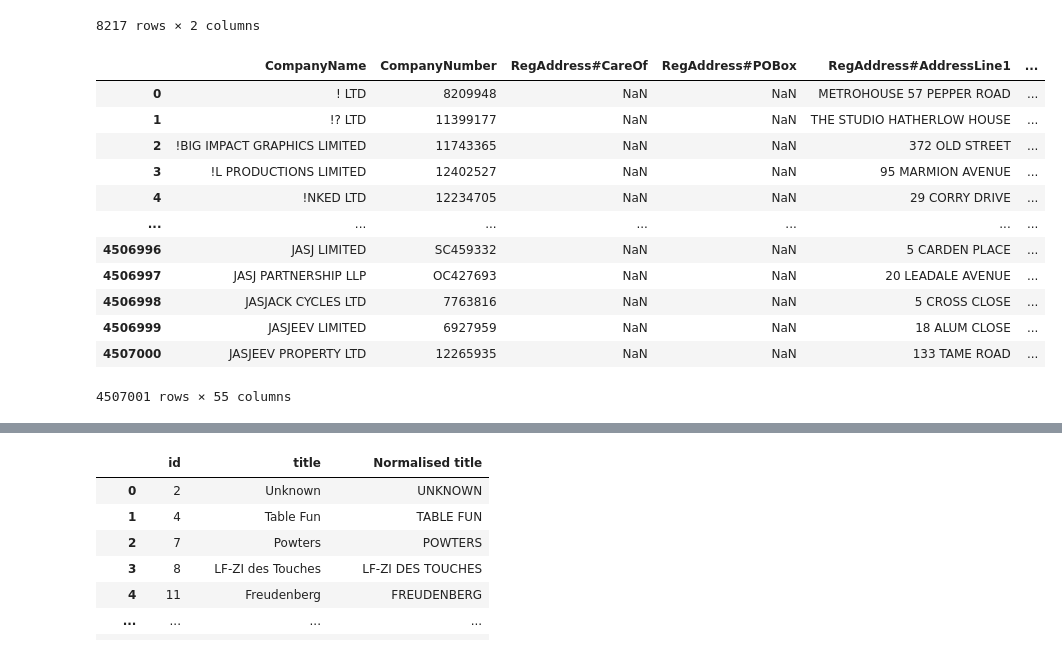
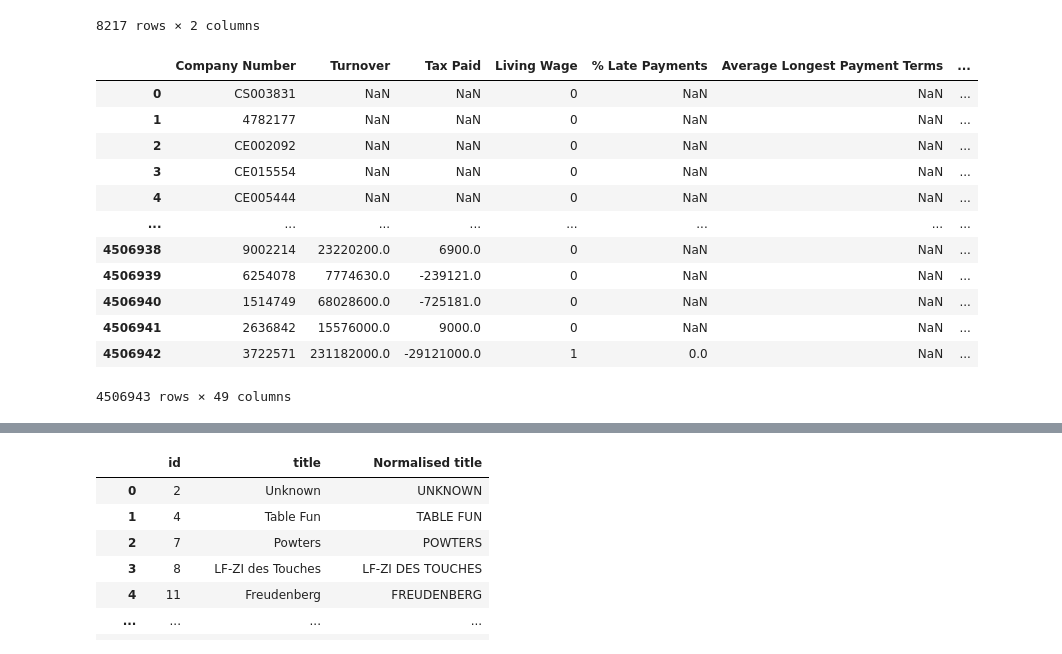
Before and after one commit to jacksim588/Record-Linkage, a Jupyter notebook: Single Name Comparison.ipynb, the cells around one changed output, grey strips where cells are left out. Cells and saved outputs as stored; diff of their text form; code cells hidden in the pictures.

```diff
--- a/Single Name Comparison.ipynb
+++ b/Single Name Comparison.ipynb
@@ -42,19 +42,19 @@ df_Badges
 | 8216 | 3283 | Zott SE |
 8217 rows × 2 columns
 # %%
-df_BCD = pd.read_csv(r"F:\Company Data\BCD.csv",encoding = "ISO-8859-1")
+df_BCD = pd.read_csv(r"F:\Company Data\BCD_Staged.csv",encoding = "ISO-8859-1")
 df_BCD
 # %% [output]
-|  | CompanyName | CompanyNumber | RegAddress#CareOf | RegAddress#POBox | RegAddress#AddressLine1 | ... |
-| 0 | ! LTD | 8209948 | NaN | NaN | METROHOUSE 57 PEPPER ROAD | ... |
-| 1 | !? LTD | 11399177 | NaN | NaN | THE STUDIO HATHERLOW HOUSE | ... |
-| 2 | !BIG IMPACT GRAPHICS LIMITED | 11743365 | NaN | NaN | 372 OLD STREET | ... |
-| 3 | !L PRODUCTIONS LIMITED | 12402527 | NaN | NaN | 95 MARMION AVENUE | ... |
-| 4 | !NKED LTD | 12234705 | NaN | NaN | 29 CORRY DRIVE | ... |
-| ... | ... | ... | ... | ... | ... | ... |
-| 4506996 | JASJ LIMITED | SC459332 | NaN | NaN | 5 CARDEN PLACE | ... |
-| 4506997 | JASJ PARTNERSHIP LLP | OC427693 | NaN | NaN | 20 LEADALE AVENUE | ... |
-| 4506998 | JASJACK CYCLES LTD | 7763816 | NaN | NaN | 5 CROSS CLOSE | ... |
-| 4506999 | JASJEEV LIMITED | 6927959 | NaN | NaN | 18 ALUM CLOSE | ... |
-| 4507000 | JASJEEV PROPERTY LTD | 12265935 | NaN | NaN | 133 TAME ROAD | ... |
+|  | Company Number | Turnover | Tax Paid | Living Wage | % Late Payments | Average Longest Payment Terms | ... |
+| 0 | CS003831 | NaN | NaN | 0 | NaN | NaN | ... |
+| 1 | 4782177 | NaN | NaN | 0 | NaN | NaN | ... |
+| 2 | CE002092 | NaN | NaN | 0 | NaN | NaN | ... |
+| 3 | CE015554 | NaN | NaN | 0 | NaN | NaN | ... |
+| 4 | CE005444 | NaN | NaN | 0 | NaN | NaN | ... |
+| ... | ... | ... | ... | ... | ... | ... | ... |
+| 4506938 | 9002214 | 23220200.0 | 6900.0 | 0 | NaN | NaN | ... |
+| 4506939 | 6254078 | 7774630.0 | -239121.0 | 0 | NaN | NaN | ... |
+| 4506940 | 1514749 | 68028600.0 | -725181.0 | 0 | NaN | NaN | ... |
+| 4506941 | 2636842 | 15576000.0 | 9000.0 | 0 | NaN | NaN | ... |
+| 4506942 | 3722571 | 231182000.0 | -29121000.0 | 1 | 0.0 | NaN | ... |
-4507001 rows × 55 columns
+4506943 rows × 49 columns
```
Also changed, not shown: parts of 16 cells of this notebook.
